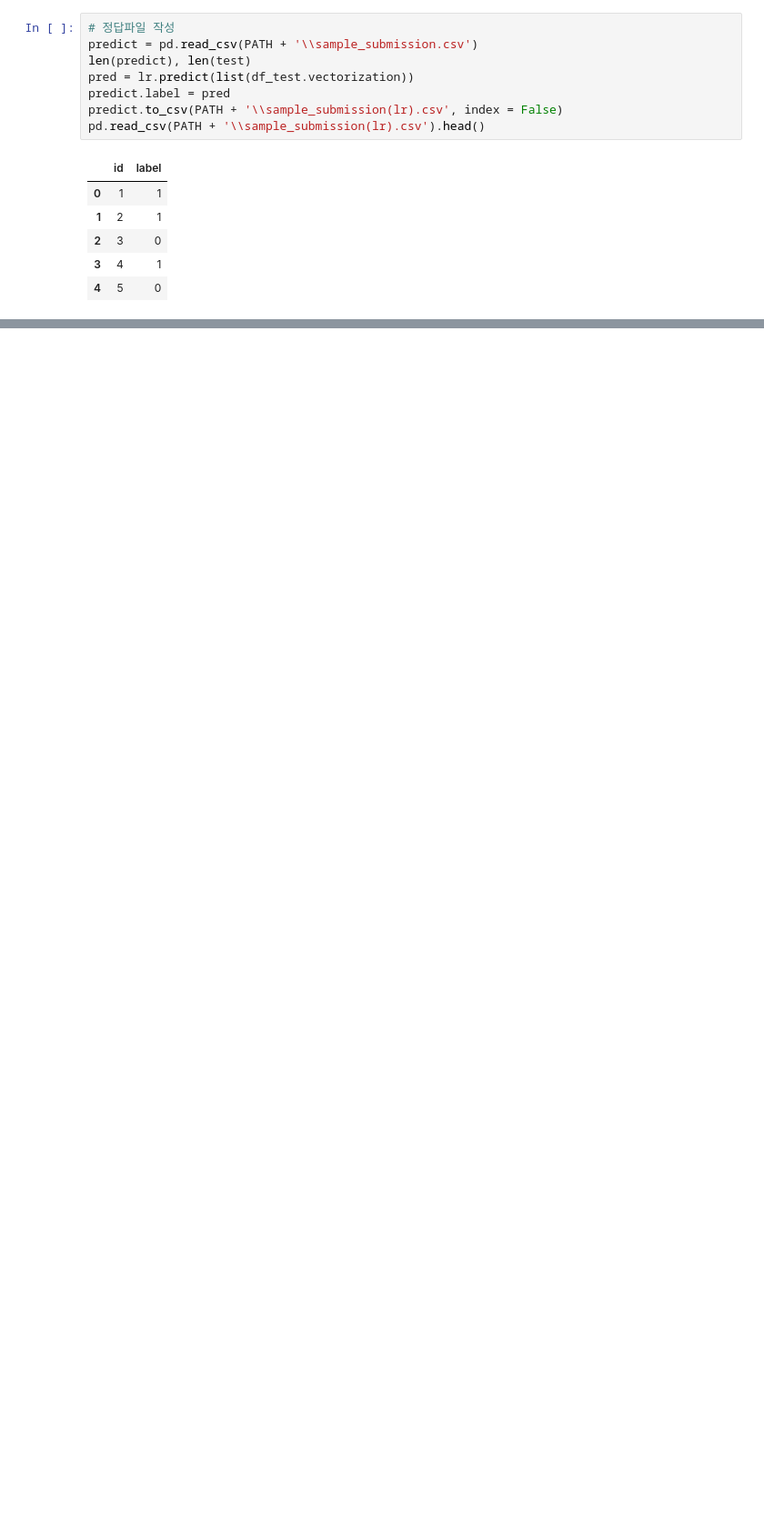
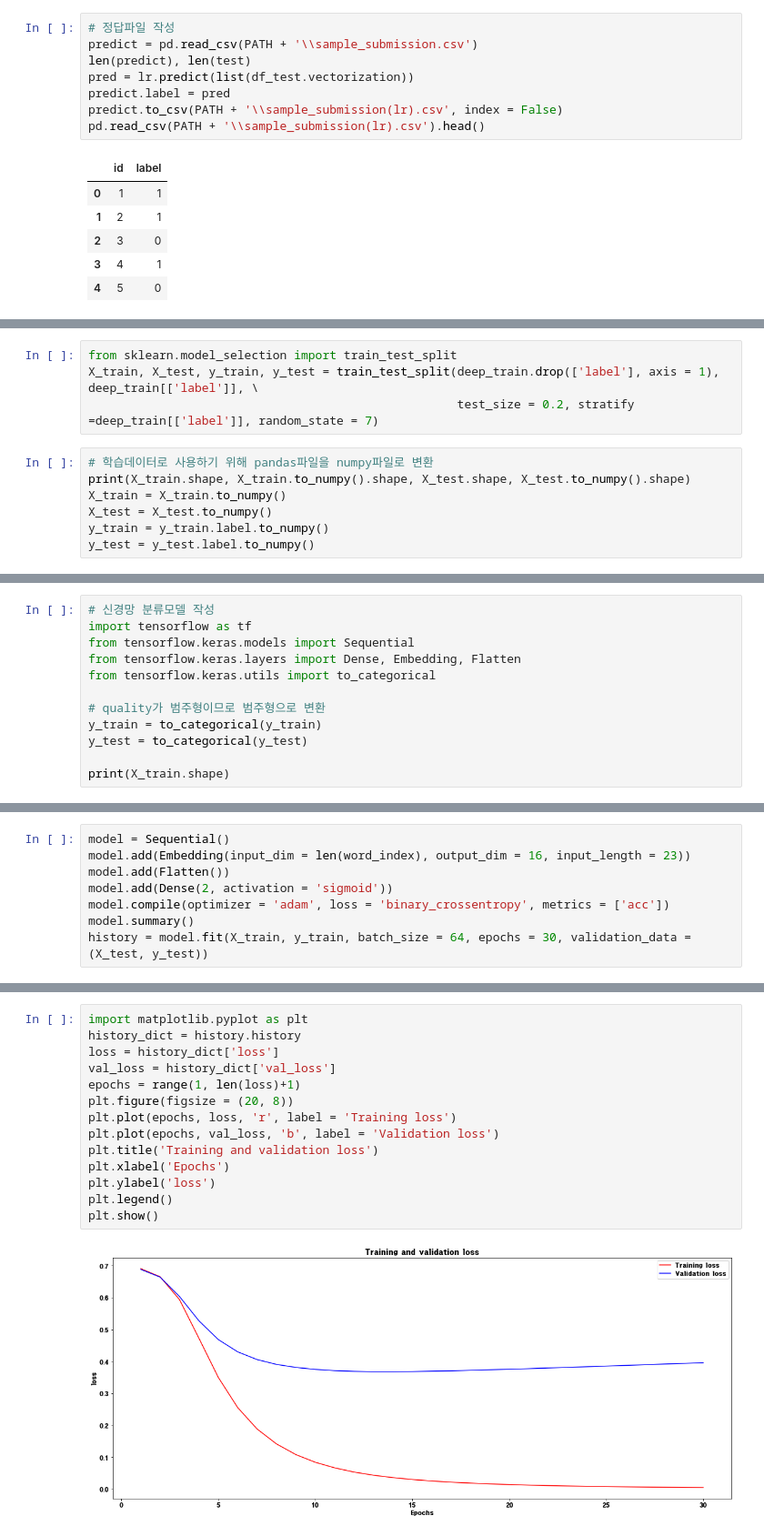
Before and after one commit to Jeong-Beom/TIL, a Jupyter notebook: Self-Study/복습 및 자습/DACON/영화 리뷰 감성분석 경진대회(Basic)/EDA&Analysis.ipynb, the cells around one changed output, grey strips where cells are left out. Shown at 91% size. Drawn from its saved outputs; the diff is of its cells as text; blank space fills up the shorter version.

```diff
--- a/Self-Study/복습 및 자습/DACON/영화 리뷰 감성분석 경진대회(Basic)/EDA&Analysis.ipynb
+++ b/Self-Study/복습 및 자습/DACON/영화 리뷰 감성분석 경진대회(Basic)/EDA&Analysis.ipynb
@@ -247,0 +248,11 @@ pd.read_csv(PATH + '\\sample_submission(lr).csv').head()
+# %%
+from sklearn.model_selection import train_test_split
+X_train, X_test, y_train, y_test = train_test_split(deep_train.drop(['label'], axis = 1), deep_train[['label']], \
+                                                    test_size = 0.2, stratify =deep_train[['label']], random_state = 7)
+# %%
+# 학습데이터로 사용하기 위해 pandas파일을 numpy파일로 변환
+print(X_train.shape, X_train.to_numpy().shape, X_test.shape, X_test.to_numpy().shape)
+X_train = X_train.to_numpy()
+X_test = X_test.to_numpy()
+y_train = y_train.label.to_numpy()
+y_test = y_test.label.to_numpy()
@@ -247,0 +261,12 @@ pd.read_csv(PATH + '\\sample_submission(lr).csv').head()
+# %%
+# 신경망 분류모델 작성
+import tensorflow as tf
+from tensorflow.keras.models import Sequential
+from tensorflow.keras.layers import Dense, Embedding, Flatten
+from tensorflow.keras.utils import to_categorical
+
+# quality가 범주형이므로 범주형으로 변환
+y_train = to_categorical(y_train)
+y_test = to_categorical(y_test)
+
+print(X_train.shape)
@@ -247,0 +275,8 @@ pd.read_csv(PATH + '\\sample_submission(lr).csv').head()
+# %%
+model = Sequential()
+model.add(Embedding(input_dim = len(word_index), output_dim = 16, input_length = 23))
+model.add(Flatten())
+model.add(Dense(2, activation = 'sigmoid'))
+model.compile(optimizer = 'adam', loss = 'binary_crossentropy', metrics = ['acc'])
+model.summary()
+history = model.fit(X_train, y_train, batch_size = 64, epochs = 30, validation_data = (X_test, y_test))
@@ -247,0 +306,16 @@ pd.read_csv(PATH + '\\sample_submission(lr).csv').head()
+# %%
+import matplotlib.pyplot as plt
+history_dict = history.history
+loss = history_dict['loss']
+val_loss = history_dict['val_loss']
+epochs = range(1, len(loss)+1)
+plt.figure(figsize = (20, 8))
+plt.plot(epochs, loss, 'r', label = 'Training loss')
+plt.plot(epochs, val_loss, 'b', label = 'Validation loss')
+plt.title('Training and validation loss')
+plt.xlabel('Epochs')
+plt.ylabel('loss')
+plt.legend()
+plt.show()
+# %% [output]
+[figure, added]
```
Also changed, not shown: parts of 13 cells of this notebook, 1 other file.
